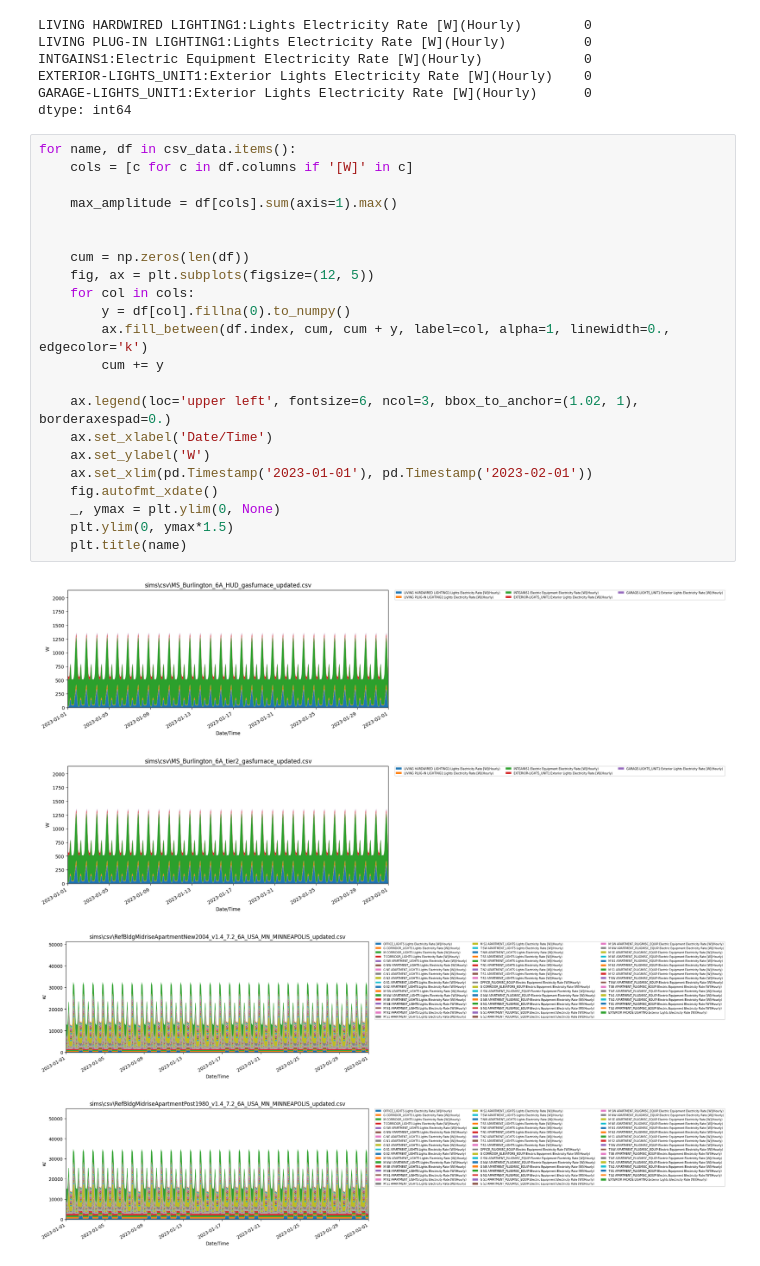
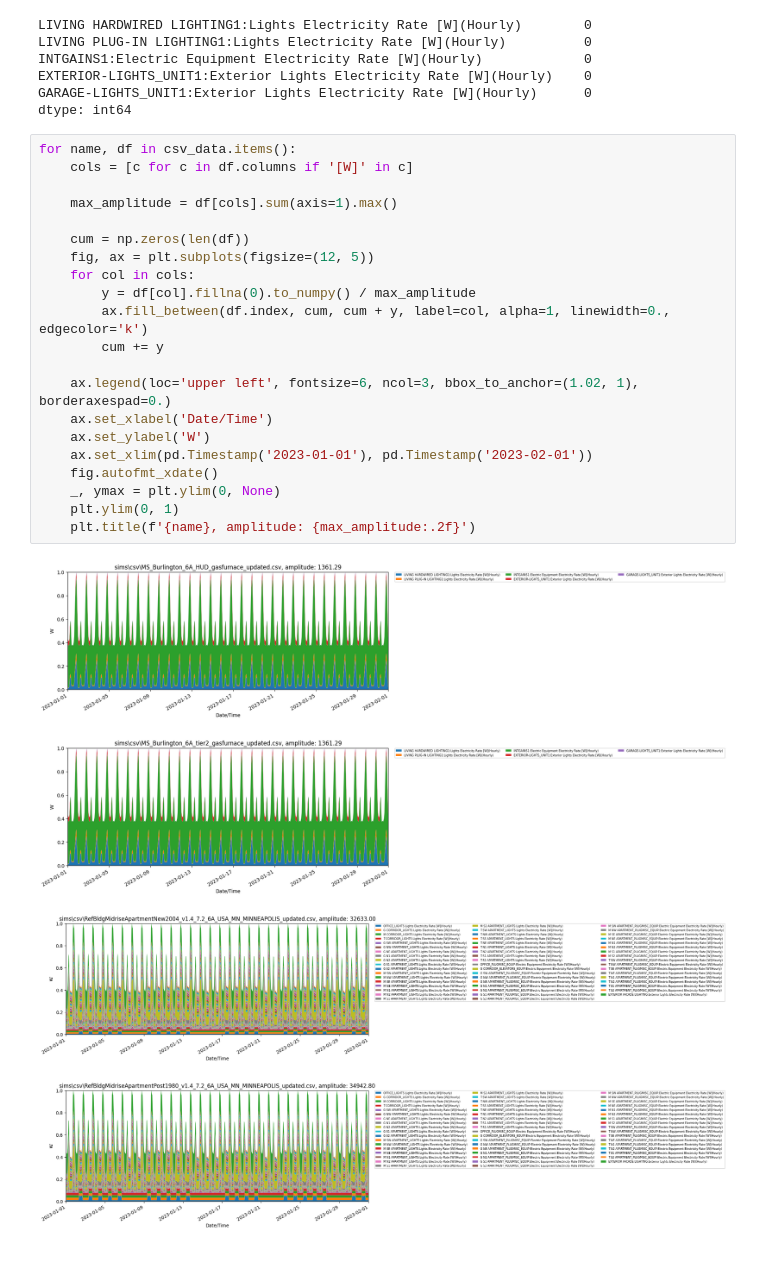
Before and after one commit to Chengxuan-Li/IDFUpdater, a Jupyter notebook: results.ipynb, the cells around one changed output. Cells and saved outputs as stored; diff of their text form.

```diff
--- a/results.ipynb
+++ b/results.ipynb
@@ -54,27 +54,26 @@ dtype: int64
 # %%
 for name, df in csv_data.items():
     cols = [c for c in df.columns if '[W]' in c]
 
     max_amplitude = df[cols].sum(axis=1).max()
 
-
     cum = np.zeros(len(df))
     fig, ax = plt.subplots(figsize=(12, 5))
     for col in cols:
-        y = df[col].fillna(0).to_numpy()
+        y = df[col].fillna(0).to_numpy() / max_amplitude
         ax.fill_between(df.index, cum, cum + y, label=col, alpha=1, linewidth=0., edgecolor='k')
         cum += y
 
     ax.legend(loc='upper left', fontsize=6, ncol=3, bbox_to_anchor=(1.02, 1), borderaxespad=0.)
     ax.set_xlabel('Date/Time')
     ax.set_ylabel('W')
     ax.set_xlim(pd.Timestamp('2023-01-01'), pd.Timestamp('2023-02-01'))
     fig.autofmt_xdate()
     _, ymax = plt.ylim(0, None)
-    plt.ylim(0, ymax*1.5)
-    plt.title(name)
+    plt.ylim(0, 1)
+    plt.title(f'{name}, amplitude: {max_amplitude:.2f}')
 # %% [output]
-[figure, old version]
+[figure, new version]
-[figure, old version]
+[figure, new version]
-[figure, old version]
+[figure, new version]
-[figure, old version]
+[figure, new version]
```
Also changed, not shown: parts of 1 cell of this notebook, 1 other file.
